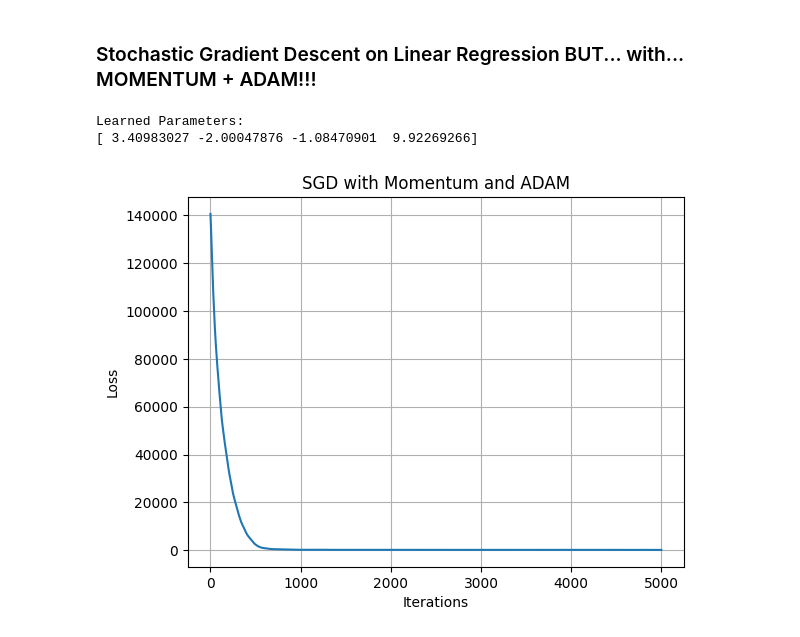
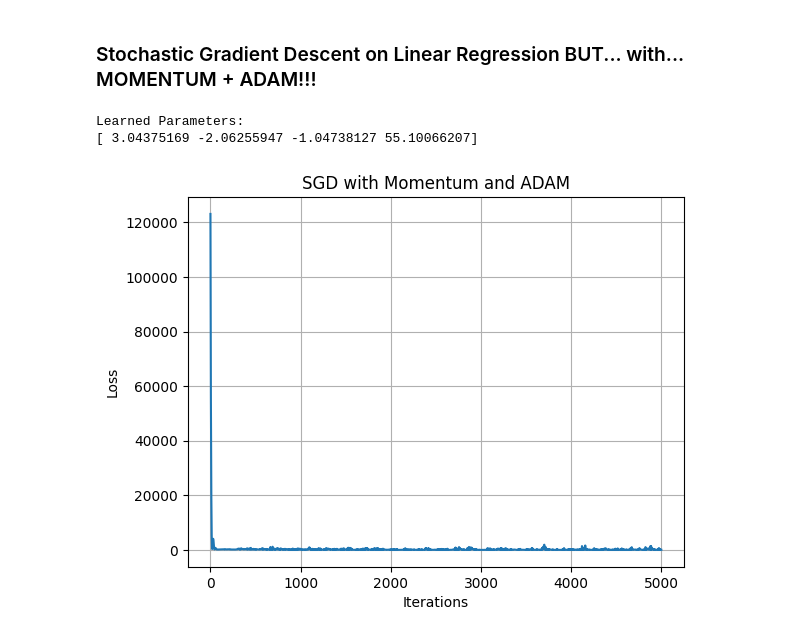
Before and after one commit to piyushkumar-tiwari/ML-and-Algorithms-Foundations, a Jupyter notebook: Machine Learning/Simple Linear Regression.ipynb, the cells around one changed output. Drawn from its saved outputs; the diff is of its cells as text; code cells hidden in the pictures.

```diff
--- a/Machine Learning/Simple Linear Regression.ipynb
+++ b/Machine Learning/Simple Linear Regression.ipynb
@@ -306,41 +306,41 @@ def diff(func, w, x, y, epsilon=1e-6):
         w1[i] -= epsilon
         grad[i] = (func(w0,x,y)-func(w1,x,y))/(2*epsilon)
     return grad
-def ADAM_SGD_step(w, x, y, m, v, t, beta = 0.9, alpha = 0.99, lr = 0.01, epsilon = 1e-8):
+def ADAM_SGD_step(w, x, y, m, v, t, beta = 0.9, alpha = 0.99, lr = 0.215, epsilon = 1e-8):
     idx = np.random.randint(0, len(x))
     x_i = x[idx:idx+1]
     y_i = y[idx:idx+1]
     grad = diff(objective, w, x_i,y_i)
     m = ((beta*m) + ((1-beta)*grad))
     v = ((alpha*v) + ((1-alpha)*(grad**2)))
-    m_hat = m/(1-(beta**2))
-    v_hat = v/(1-(alpha**2))
+    m_hat = m/(1-(beta**t))
+    v_hat = v/(1-(alpha**t))
     w = w - ((lr*m_hat)/((np.sqrt(v_hat)+epsilon)))
     return w, m, v
 def ADAM_LR(x,y,T=5000):
     n_features = x.shape[1]
     params = np.zeros(n_features + 1)
     m = np.zeros_like(params)
     v = np.zeros_like(params)
     history = []
     for t in range(1, T + 1):
         params, m, v = ADAM_SGD_step(params,x,y,m,v,t)
         history.append(objective(params, x, y))
     return params, history
 x = df.drop(columns=["target"]).values
 y = df["target"].values
 
 sol, history = ADAM_LR(x, y)
 print("Learned Parameters:")
 print(sol)
 
 plt.plot(history)
 plt.xlabel("Iterations")
 plt.ylabel("Loss")
 plt.title("SGD with Momentum and ADAM")
 plt.grid(True)
 plt.show()
 # %% [output]
 Learned Parameters:
-[ 3.40983027 -2.00047876 -1.08470901  9.92269266]
+[ 3.04375169 -2.06255947 -1.04738127 55.10066207]
-[figure, old version]
+[figure, new version]
```
